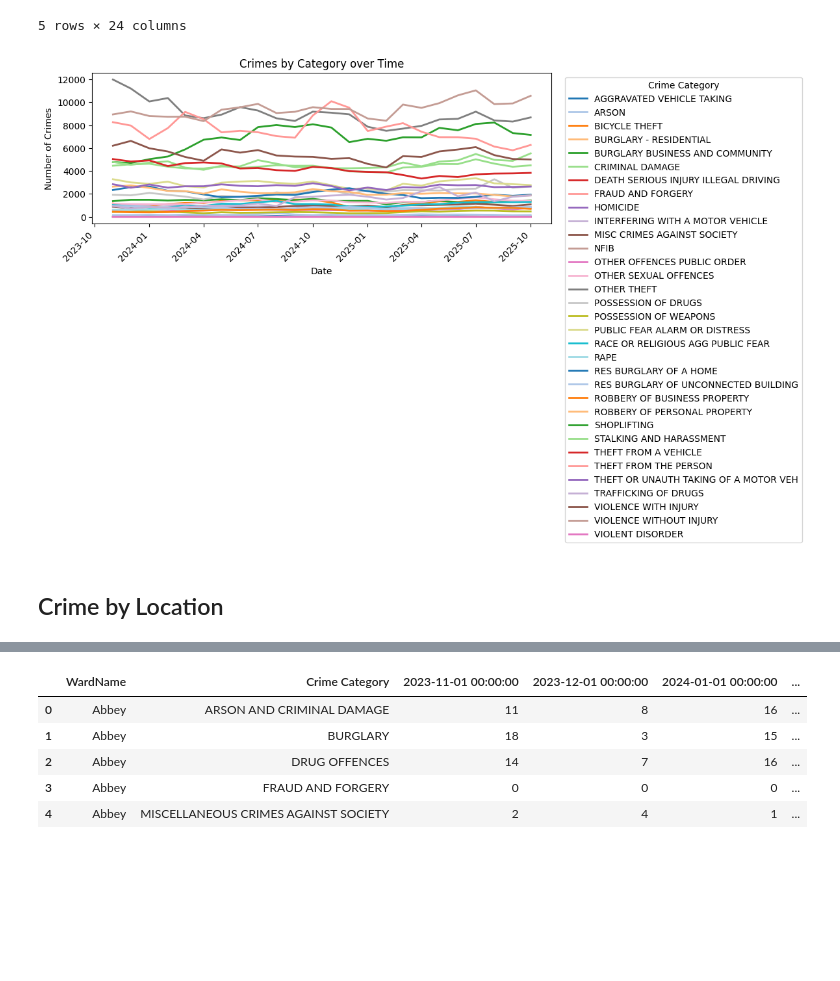
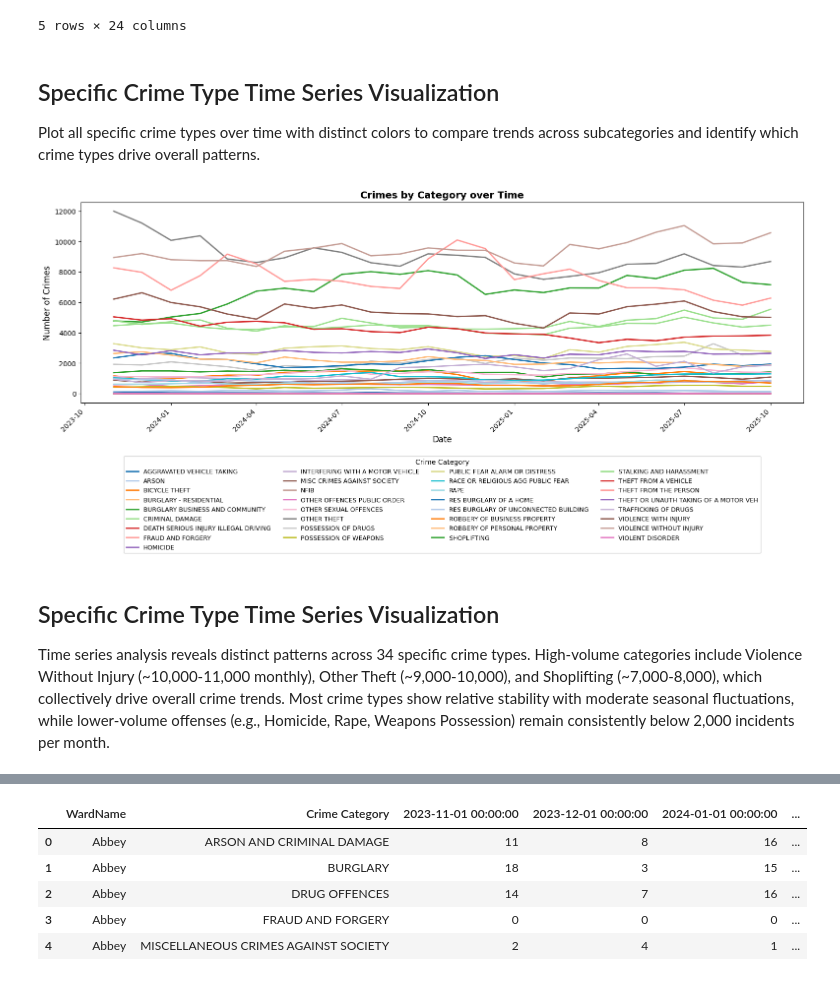
Before and after one commit to MaximilianKlein92/London-Crime, a Jupyter notebook: jupyter_notebooks/ETL.ipynb, the cells around one changed output, grey strips where cells are left out. Drawn from its saved outputs; the diff is of its cells as text; code cells hidden in the pictures; blank space fills up the shorter version.

```diff
--- a/jupyter_notebooks/ETL.ipynb
+++ b/jupyter_notebooks/ETL.ipynb
@@ -231,24 +298,39 @@ Minor pivot shape: (33, 24)
 | BURGLARY - RESIDENTIAL | 0 | 0 | 0 | 0 | 0 | 0 | 0 | ... |
 | BURGLARY BUSINESS AND COMMUNITY | 1372 | 1488 | 1488 | 1422 | 1478 | 1445 | 1532 | ... |
 5 rows × 24 columns
+# %% [markdown]
+## Specific Crime Type Time Series Visualization
+
+Plot all specific crime types over time with distinct colors to compare trends across subcategories and identify which crime types drive overall patterns.
 # %%
 # use a colormap with many distinct colors (tab20) and map it to the number of series
 n = minor_pivot.shape[0]
 cmap = plt.get_cmap('tab20')
 
 # get list of colors from cmap (handle both ListedColormap and continuous cmap)
 base_colors = getattr(cmap, "colors", [cmap(i / max(1, n - 1)) for i in range(n)])
 colors = [base_colors[i % len(base_colors)] for i in range(n)]
 
-ax = minor_pivot.T.plot(figsize=(12, 6), linewidth=2, color=colors)
-ax.set_title('Crimes by Category over Time')
-ax.set_xlabel('Date')
-ax.set_ylabel('Number of Crimes')
+fig, ax = plt.subplots(figsize=(16, 8))
+minor_pivot.T.plot(ax=ax, linewidth=2, color=colors)
+ax.set_title('Crimes by Category over Time', fontsize=14, fontweight='bold')
+ax.set_xlabel('Date', fontsize=12)
+ax.set_ylabel('Number of Crimes', fontsize=12)
 ax.tick_params(axis='x', rotation=45)
-ax.legend(title='Crime Category', bbox_to_anchor=(1.02, 1), loc='upper left')
+
+# Place legend below the plot in multiple columns for better symmetry
+ax.legend(title='Crime Category',
+          bbox_to_anchor=(0.5, -0.25),
+          loc='upper center',
+          ncol=4,
+          frameon=True,
+          fontsize=9)
+
 plt.tight_layout()
 plt.show()
 # %% [output]
-[figure, old version]
+[figure, new version]
-# %% [markdown]
-## Crime by Location
+# %% [markdown]
+## Specific Crime Type Time Series Visualization
+
+Time series analysis reveals distinct patterns across 34 specific crime types. High-volume categories include Violence Without Injury (~10,000-11,000 monthly), Other Theft (~9,000-10,000), and Shoplifting (~7,000-8,000), which collectively drive overall crime trends. Most crime types show relative stability with moderate seasonal fluctuations, while lower-volume offenses (e.g., Homicide, Rape, Weapons Possession) remain consistently below 2,000 incidents per month.
```
Also changed, not shown: parts of 41 cells of this notebook, 6 other files.
